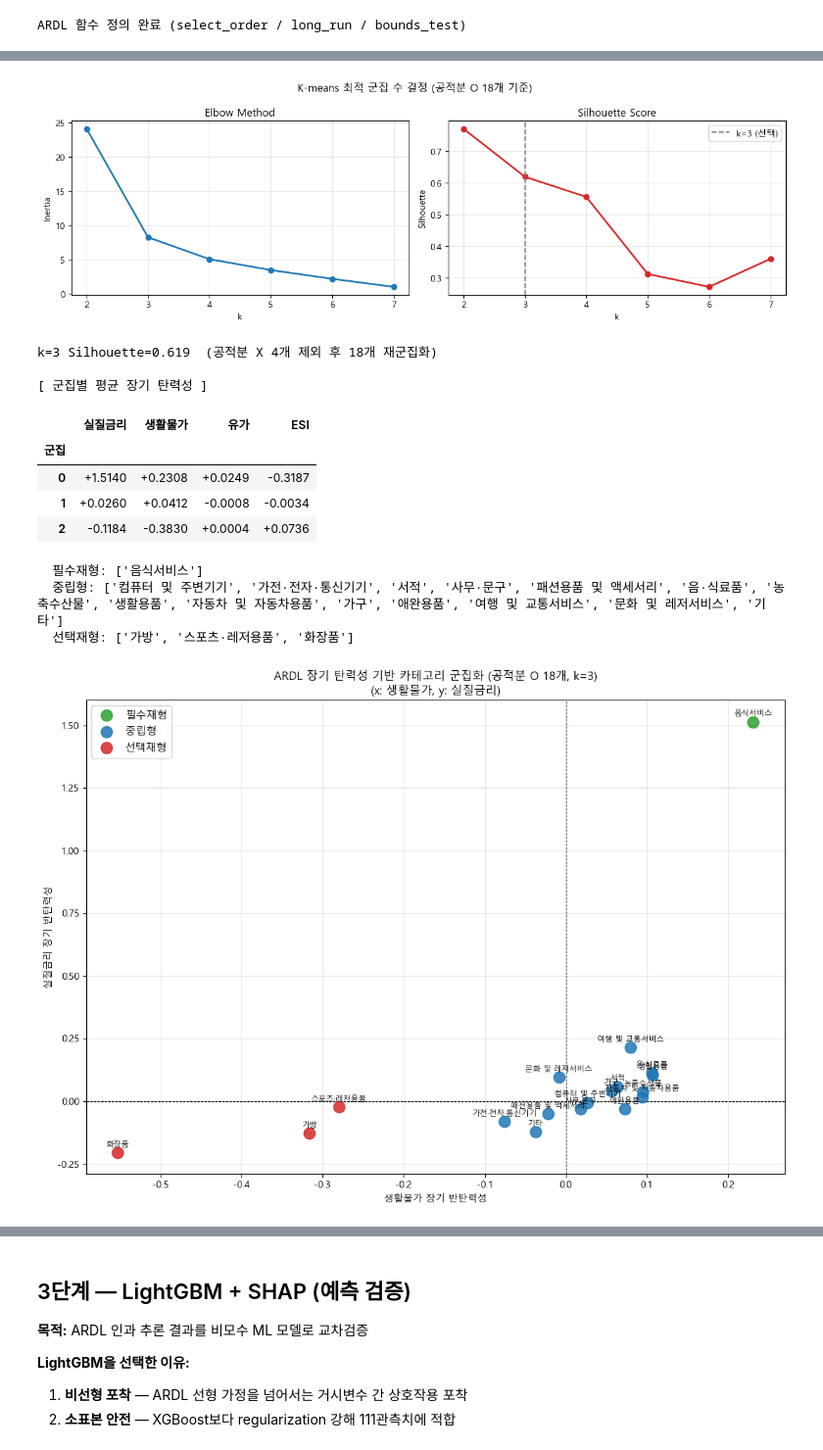
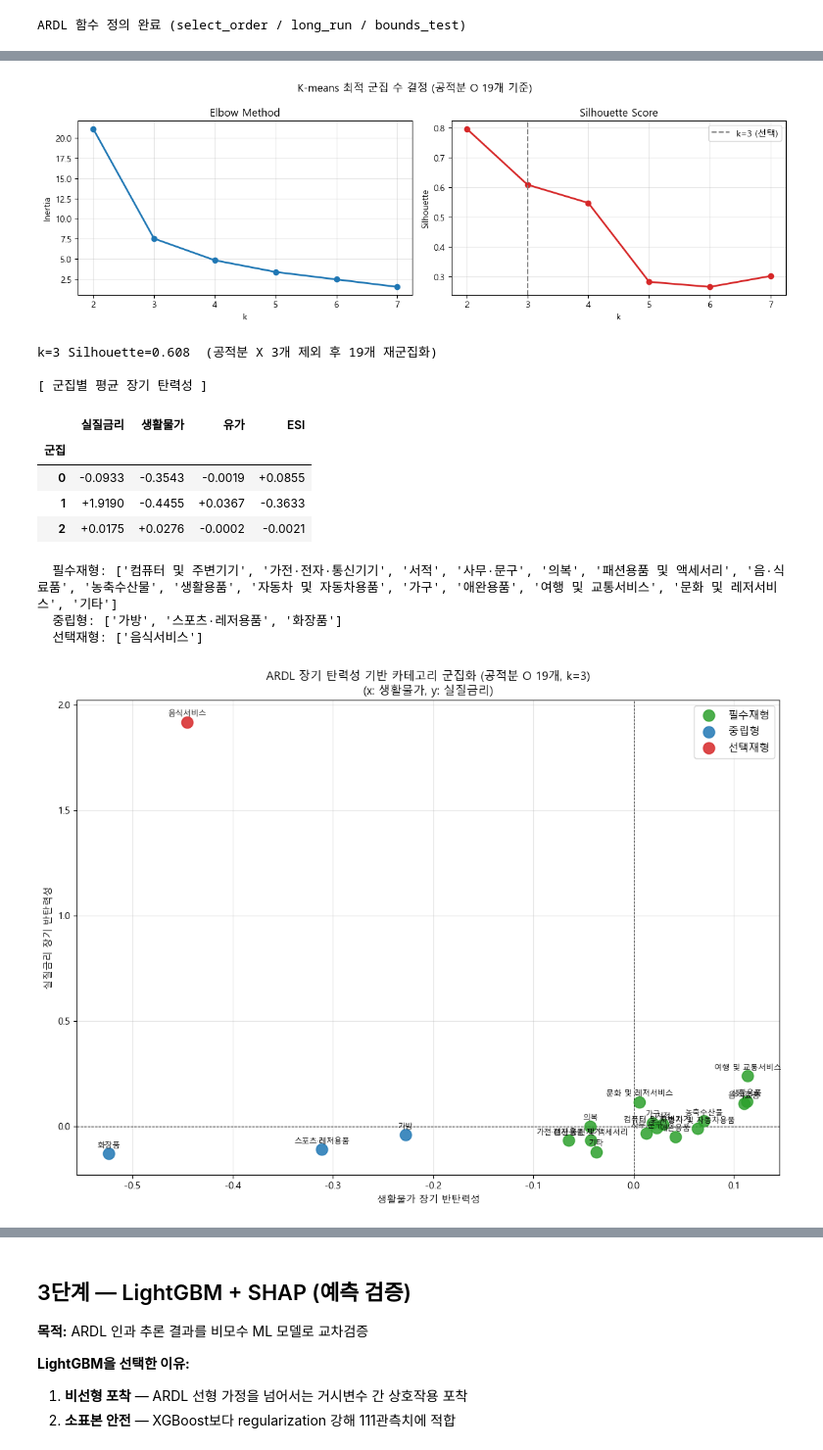
Before and after one commit to mathsjm32/Study, a Jupyter notebook: 공모전_논문_프로젝트.ipynb, the cells around one changed output, grey strips where cells are left out. Shown at 98% size. Drawn from its saved outputs; the diff is of its cells as text; code cells hidden in the pictures.

```diff
--- a/공모전_논문_프로젝트.ipynb
+++ b/공모전_논문_프로젝트.ipynb
@@ -1162,13 +1167,13 @@ for i, cat in enumerate(category_cols):
     X = df_log[macro_vars]
     Z = df_log[ctrl_cols]
 
-    p, q = select_order(y, X, Z)
-    d = _build_X(y, X, Z, p, q)
+    p, qs = select_order(y, X, Z)
+    d = _build_X(y, X, Z, p, qs)
     try:
         res = sm.OLS(d["y"], sm.add_constant(d.drop("y", axis=1))) \
                   .fit(cov_type="HAC", cov_kwds={"maxlags": 4})
-        lr     = long_run(res.params.to_dict(), p, macro_vars, q)
-        f_stat, _ = bounds_test(y, X, Z, p, q)
+        lr     = long_run(res.params.to_dict(), p, macro_vars, qs)
+        f_stat, _ = bounds_test(y, X, Z, p, qs)
         adj_r2 = res.rsquared_adj
     except Exception:
         lr = pd.Series({v: np.nan for v in macro_vars})
@@ -1180,8 +1185,9 @@ for i, cat in enumerate(category_cols):
     else:
         coint = "-"
 
+    qs_str = ",".join(map(str, qs))
     records.append({
-        "카테고리": cat, "ARDL": f"({p},{q})",
+        "카테고리": cat, "ARDL": f"({p};{qs_str})",
         "실질금리": lr.get(macro_vars[0], np.nan),
         "생활물가": lr.get(macro_vars[1], np.nan),
         "유가":     lr.get(macro_vars[2], np.nan),
@@ -1191,7 +1197,7 @@ for i, cat in enumerate(category_cols):
         "Adj_R2":   round(adj_r2, 3) if not np.isnan(adj_r2) else np.nan,
     })
     fs = f"{f_stat:.2f}" if not np.isnan(f_stat) else "nan"
-    print(f"  [{i+1:02d}/{len(category_cols)}] {cat:<18}  ARDL({p},{q})  F={fs}  [{coint}]")
+    print(f"  [{i+1:02d}/{len(category_cols)}] {cat:<18}  ARDL({p};{qs_str})  F={fs}  [{coint}]")
 
 df_ardl = pd.DataFrame(records).set_index("카테고리")
 print(f"\n추정 완료")
@@ -1361,11 +1370,11 @@ ARDL에서 추출한 **18개 × 4개 장기 반탄력성 행렬**을 입력으
 # %%
 lr_cols = ["실질금리","생활물가","유가","ESI"]
 
-# 공적분 X 4개 카테고리 제외 → 18개 대상으로 재군집화
-excl_cats = ["의복", "신발", "아동·유아용품", "기타서비스"]
-df_ardl_18 = df_ardl[~df_ardl.index.isin(excl_cats)]
+# 공적분 X 3개 카테고리 제외 → 19개 대상으로 재군집화
+excl_cats = ["신발", "아동·유아용품", "기타서비스"]
+df_ardl_19 = df_ardl[~df_ardl.index.isin(excl_cats)]
 
-lr_mat  = df_ardl_18[lr_cols].fillna(df_ardl_18[lr_cols].median())
+lr_mat  = df_ardl_19[lr_cols].fillna(df_ardl_19[lr_cols].median())
 lr_sc   = StandardScaler().fit_transform(lr_mat)
 
 # Elbow + Silhouette (참고용 — 최종 k=3 고정)
@@ -1383,9 +1392,9 @@ ax2.plot(range(2, 8), sils, "o-", lw=2, color="#d62728")
 ax2.axvline(3, color="gray", ls="--", label="k=3 (선택)")
 ax2.set(xlabel="k", ylabel="Silhouette", title="Silhouette Score")
 ax2.legend(); ax2.grid(alpha=0.3)
-plt.suptitle("K-means 최적 군집 수 결정 (공적분 O 18개 기준)", fontsize=12)
+plt.suptitle("K-means 최적 군집 수 결정 (공적분 O 19개 기준)", fontsize=12)
 plt.tight_layout(); plt.show()
-print(f"k=3 Silhouette={sils[1]:.3f}  (공적분 X 4개 제외 후 18개 재군집화)")
+print(f"k=3 Silhouette={sils[1]:.3f}  (공적분 X 3개 제외 후 19개 재군집화)")
 
 # 최종 군집화 — k=3 고정
 k_final = 3
@@ -1402,41 +1411,41 @@ order  = ctr["생활물가"].sort_values(ascending=False).index.tolist()
 lnames = ["필수재형", "중립형", "선택재형"]
 cl     = {cid: lnames[r] for r, cid in enumerate(order)}
 lr_mat["군집명"] = lr_mat["군집"].map(cl)
 for name in lnames:
     mems = lr_mat[lr_mat["군집명"] == name].index.tolist()
     if mems:
         print(f"  {name}: {mems}")
 
 # 산점도 (생활물가 vs 실질금리)
 pal = {"필수재형": "#2ca02c", "중립형": "#1f77b4", "선택재형": "#d62728"}
 fig, ax = plt.subplots(figsize=(11, 8))
 for cid, name in cl.items():
     m = lr_mat["군집"] == cid
     ax.scatter(lr_mat.loc[m, "생활물가"], lr_mat.loc[m, "실질금리"],
                color=pal[name], s=140, label=name, alpha=0.85, zorder=3)
     for cat in lr_mat[m].index:
         ax.annotate(cat,
                     (lr_mat.loc[cat, "생활물가"], lr_mat.loc[cat, "실질금리"]),
                     fontsize=8, ha="center", xytext=(0, 6),
                     textcoords="offset points")
 ax.axhline(0, color="black", lw=0.7, ls="--")
 ax.axvline(0, color="black", lw=0.7, ls="--")
 ax.set(xlabel="생활물가 장기 반탄력성", ylabel="실질금리 장기 반탄력성",
-       title="ARDL 장기 탄력성 기반 카테고리 군집화 (공적분 O 18개, k=3)\n(x: 생활물가, y: 실질금리)")
+       title="ARDL 장기 탄력성 기반 카테고리 군집화 (공적분 O 19개, k=3)\n(x: 생활물가, y: 실질금리)")
 ax.legend(fontsize=11); ax.grid(alpha=0.3)
 plt.tight_layout(); plt.show()
 # %% [output]
-[figure, old version]
+[figure, new version]
-k=3 Silhouette=0.619  (공적분 X 4개 제외 후 18개 재군집화)
+k=3 Silhouette=0.608  (공적분 X 3개 제외 후 19개 재군집화)
 
 [ 군집별 평균 장기 탄력성 ]
 |  | 실질금리 | 생활물가 | 유가 | ESI |
 | 군집 |  |  |  |  |
-| 0 | +1.5140 | +0.2308 | +0.0249 | -0.3187 |
-| 1 | +0.0260 | +0.0412 | -0.0008 | -0.0034 |
-| 2 | -0.1184 | -0.3830 | +0.0004 | +0.0736 |
+| 0 | -0.0933 | -0.3543 | -0.0019 | +0.0855 |
+| 1 | +1.9190 | -0.4455 | +0.0367 | -0.3633 |
+| 2 | +0.0175 | +0.0276 | -0.0002 | -0.0021 |
-  필수재형: ['음식서비스']
-  중립형: ['컴퓨터 및 주변기기', '가전·전자·통신기기', '서적', '사무·문구', '패션용품 및 액세서리', '음·식료품', '농축수산물', '생활용품', '자동차 및 자동차용품', '가구', '애완용품', '여행 및 교통서비스', '문화 및 레저서비스', '기타']
-  선택재형: ['가방', '스포츠·레저용품', '화장품']
+  필수재형: ['컴퓨터 및 주변기기', '가전·전자·통신기기', '서적', '사무·문구', '의복', '패션용품 및 액세서리', '음·식료품', '농축수산물', '생활용품', '자동차 및 자동차용품', '가구', '애완용품', '여행 및 교통서비스', '문화 및 레저서비스', '기타']
+  중립형: ['가방', '스포츠·레저용품', '화장품']
+  선택재형: ['음식서비스']
-[figure, old version]
+[figure, new version]
 # %% [markdown]
```
Also changed, not shown: parts of 13 cells of this notebook.
